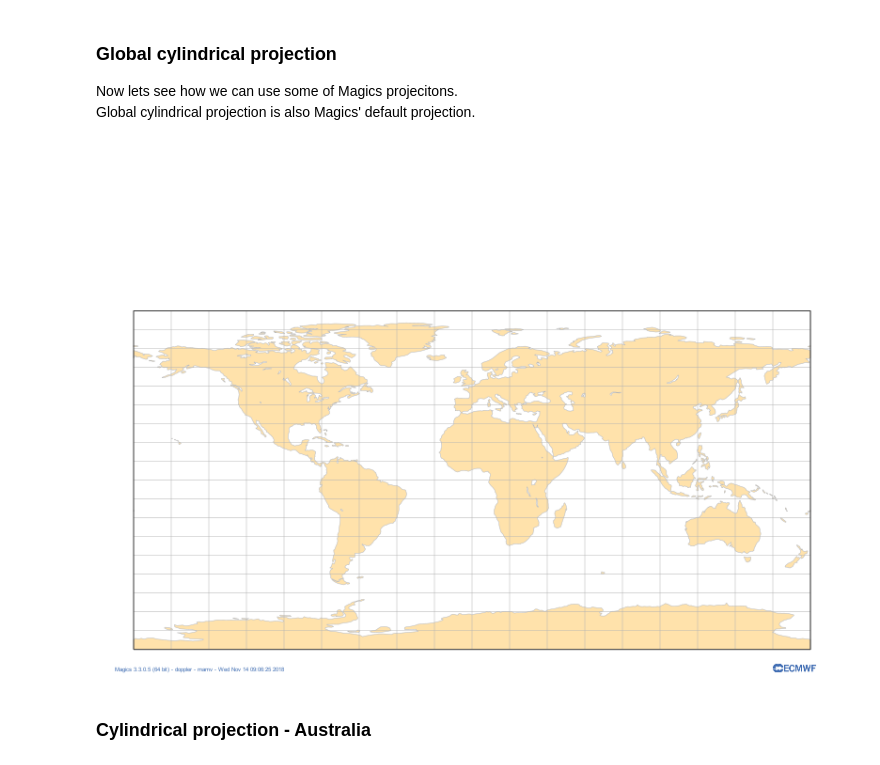
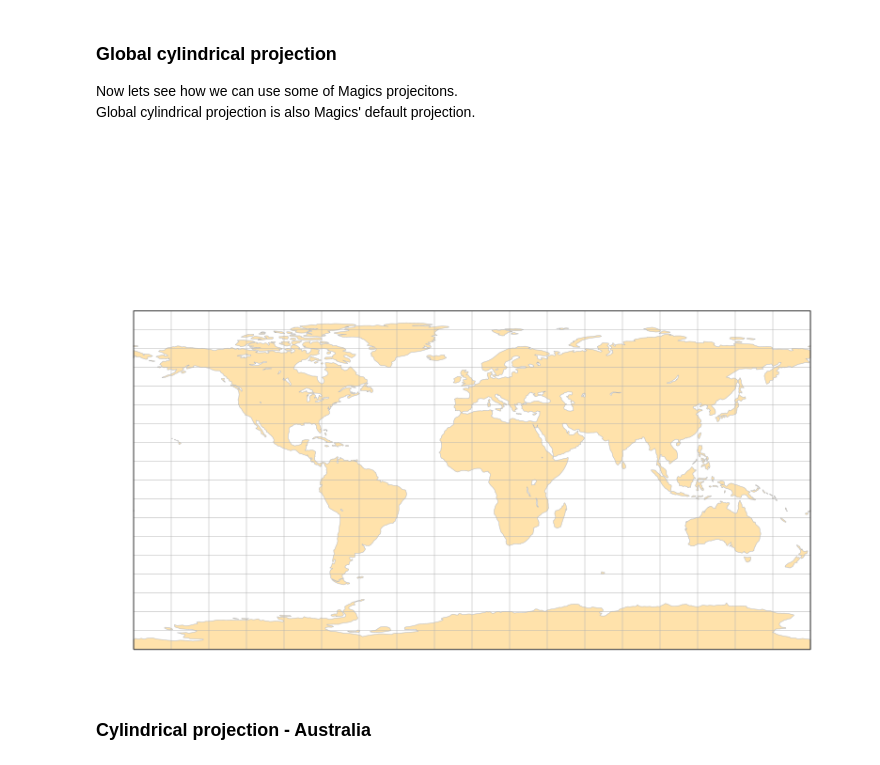
Before and after one commit to ecmwf/notebook-examples, a Jupyter notebook: visualisation/tutorials/Subpage-Projections.ipynb, the cells around one changed output. Saved outputs shown, nothing was run; the diff lists cells and outputs as text; code cells hidden in the pictures.

```diff
--- a/visualisation/tutorials/Subpage-Projections.ipynb
+++ b/visualisation/tutorials/Subpage-Projections.ipynb
@@ -65,14 +66,15 @@ Global cylindrical projection is also Magics' default projection.
 # %%
 projection = magics.mmap(
                   subpage_map_projection        = "cylindrical",
                   subpage_upper_right_longitude = 180.,
                   subpage_upper_right_latitude  = 90.,
                   subpage_lower_left_longitude  =  -180.,
-                  subpage_lower_left_latitude   = -90.)
+                  subpage_lower_left_latitude   = -90.,
+                  page_id_line                  = "off")
 
 magics.plot(projection, coast)
 # %% [output]
-[figure, old version]
+[figure, new version]
 # %% [markdown]
 ### Cylindrical projection - Australia
 # %%
```
Also changed, not shown: parts of 8 cells of this notebook, 44 other files.
